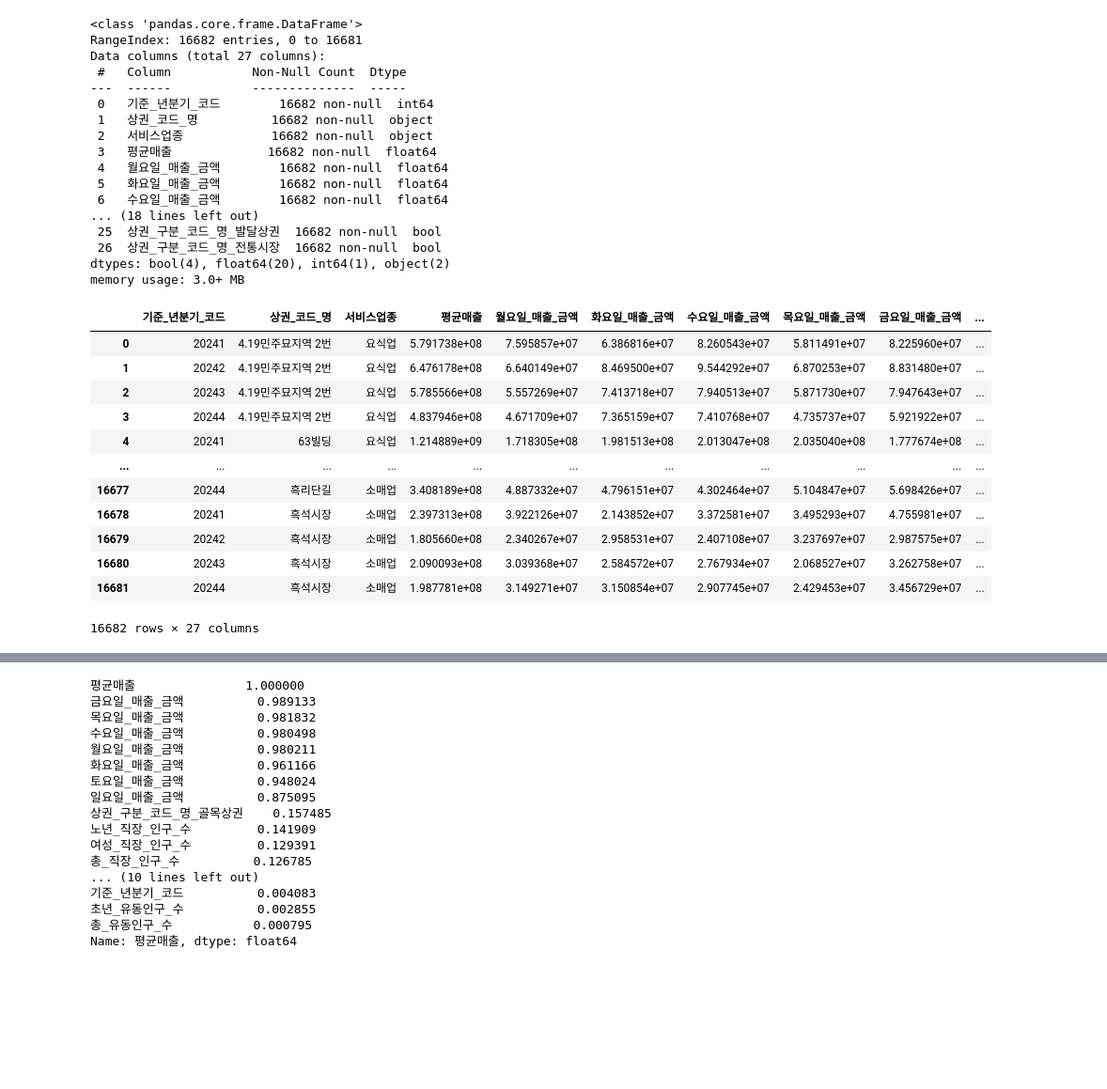
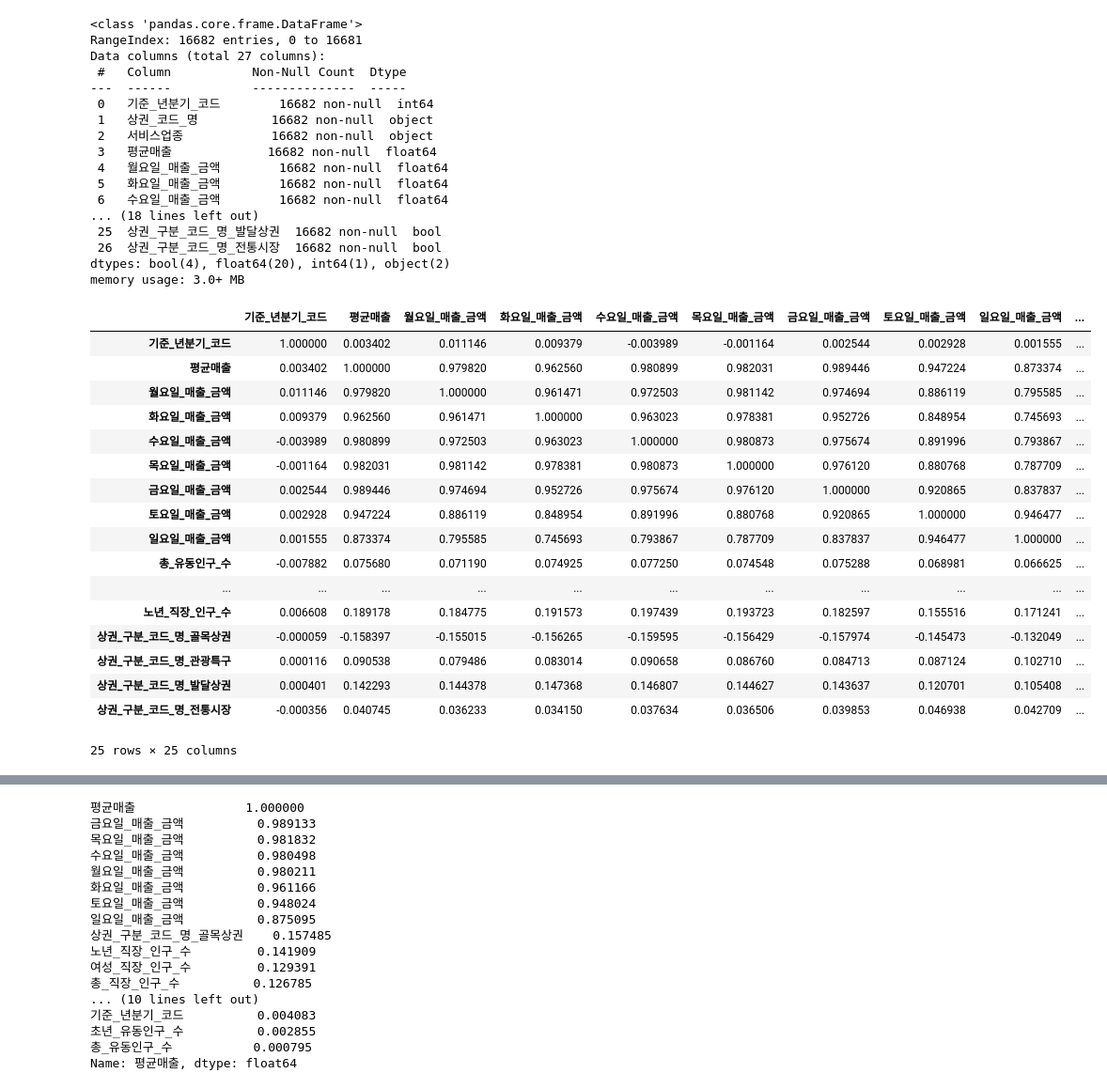
Before and after one commit to itsjulianjeong/supervised_team_project, a Jupyter notebook: notebook/test2.ipynb, the cells around one changed output, grey strips where cells are left out. Shown at 94% size. Saved outputs shown, nothing was run; the diff lists cells and outputs as text; code cells hidden in the pictures; blank space fills up the shorter version.

```diff
--- a/notebook/test2.ipynb
+++ b/notebook/test2.ipynb
@@ -434,19 +434,25 @@ Data columns (total 27 columns):
  26  상권_구분_코드_명_전통시장  16682 non-null  bool
 dtypes: bool(4), float64(20), int64(1), object(2)
 memory usage: 3.0+ MB
-# %%
-seoul_final_df
-# %% [output]
-|  | 기준_년분기_코드 | 상권_코드_명 | 서비스업종 | 평균매출 | 월요일_매출_금액 | 화요일_매출_금액 | 수요일_매출_금액 | 목요일_매출_금액 | 금요일_매출_금액 | ... |
-| 0 | 20241 | 4.19민주묘지역 2번 | 요식업 | 5.791738e+08 | 7.595857e+07 | 6.386816e+07 | 8.260543e+07 | 5.811491e+07 | 8.225960e+07 | ... |
-| 1 | 20242 | 4.19민주묘지역 2번 | 요식업 | 6.476178e+08 | 6.640149e+07 | 8.469500e+07 | 9.544292e+07 | 6.870253e+07 | 8.831480e+07 | ... |
-| 2 | 20243 | 4.19민주묘지역 2번 | 요식업 | 5.785566e+08 | 5.557269e+07 | 7.413718e+07 | 7.940513e+07 | 5.871730e+07 | 7.947643e+07 | ... |
-| 3 | 20244 | 4.19민주묘지역 2번 | 요식업 | 4.837946e+08 | 4.671709e+07 | 7.365159e+07 | 7.410768e+07 | 4.735737e+07 | 5.921922e+07 | ... |
-| 4 | 20241 | 63빌딩 | 요식업 | 1.214889e+09 | 1.718305e+08 | 1.981513e+08 | 2.013047e+08 | 2.035040e+08 | 1.777674e+08 | ... |
-| ... | ... | ... | ... | ... | ... | ... | ... | ... | ... | ... |
-| 16677 | 20244 | 흑리단길 | 소매업 | 3.408189e+08 | 4.887332e+07 | 4.796151e+07 | 4.302464e+07 | 5.104847e+07 | 5.698426e+07 | ... |
-| 16678 | 20241 | 흑석시장 | 소매업 | 2.397313e+08 | 3.922126e+07 | 2.143852e+07 | 3.372581e+07 | 3.495293e+07 | 4.755981e+07 | ... |
-| 16679 | 20242 | 흑석시장 | 소매업 | 1.805660e+08 | 2.340267e+07 | 2.958531e+07 | 2.407108e+07 | 3.237697e+07 | 2.987575e+07 | ... |
-| 16680 | 20243 | 흑석시장 | 소매업 | 2.090093e+08 | 3.039368e+07 | 2.584572e+07 | 2.767934e+07 | 2.068527e+07 | 3.262758e+07 | ... |
-| 16681 | 20244 | 흑석시장 | 소매업 | 1.987781e+08 | 3.149271e+07 | 3.150854e+07 | 2.907745e+07 | 2.429453e+07 | 3.456729e+07 | ... |
-16682 rows × 27 columns
+# %%
+whole_services = seoul_final_df.select_dtypes(include=["float64", "int64", "bool"])
+whole_services.corr()
+# %% [output]
+|  | 기준_년분기_코드 | 평균매출 | 월요일_매출_금액 | 화요일_매출_금액 | 수요일_매출_금액 | 목요일_매출_금액 | 금요일_매출_금액 | 토요일_매출_금액 | 일요일_매출_금액 | ... |
+| 기준_년분기_코드 | 1.000000 | 0.003402 | 0.011146 | 0.009379 | -0.003989 | -0.001164 | 0.002544 | 0.002928 | 0.001555 | ... |
+| 평균매출 | 0.003402 | 1.000000 | 0.979820 | 0.962560 | 0.980899 | 0.982031 | 0.989446 | 0.947224 | 0.873374 | ... |
+| 월요일_매출_금액 | 0.011146 | 0.979820 | 1.000000 | 0.961471 | 0.972503 | 0.981142 | 0.974694 | 0.886119 | 0.795585 | ... |
+| 화요일_매출_금액 | 0.009379 | 0.962560 | 0.961471 | 1.000000 | 0.963023 | 0.978381 | 0.952726 | 0.848954 | 0.745693 | ... |
+| 수요일_매출_금액 | -0.003989 | 0.980899 | 0.972503 | 0.963023 | 1.000000 | 0.980873 | 0.975674 | 0.891996 | 0.793867 | ... |
+| 목요일_매출_금액 | -0.001164 | 0.982031 | 0.981142 | 0.978381 | 0.980873 | 1.000000 | 0.976120 | 0.880768 | 0.787709 | ... |
+| 금요일_매출_금액 | 0.002544 | 0.989446 | 0.974694 | 0.952726 | 0.975674 | 0.976120 | 1.000000 | 0.920865 | 0.837837 | ... |
+| 토요일_매출_금액 | 0.002928 | 0.947224 | 0.886119 | 0.848954 | 0.891996 | 0.880768 | 0.920865 | 1.000000 | 0.946477 | ... |
+| 일요일_매출_금액 | 0.001555 | 0.873374 | 0.795585 | 0.745693 | 0.793867 | 0.787709 | 0.837837 | 0.946477 | 1.000000 | ... |
+| 총_유동인구_수 | -0.007882 | 0.075680 | 0.071190 | 0.074925 | 0.077250 | 0.074548 | 0.075288 | 0.068981 | 0.066625 | ... |
+| ... | ... | ... | ... | ... | ... | ... | ... | ... | ... | ... |
+| 노년_직장_인구_수 | 0.006608 | 0.189178 | 0.184775 | 0.191573 | 0.197439 | 0.193723 | 0.182597 | 0.155516 | 0.171241 | ... |
+| 상권_구분_코드_명_골목상권 | -0.000059 | -0.158397 | -0.155015 | -0.156265 | -0.159595 | -0.156429 | -0.157974 | -0.145473 | -0.132049 | ... |
+| 상권_구분_코드_명_관광특구 | 0.000116 | 0.090538 | 0.079486 | 0.083014 | 0.090658 | 0.086760 | 0.084713 | 0.087124 | 0.102710 | ... |
+| 상권_구분_코드_명_발달상권 | 0.000401 | 0.142293 | 0.144378 | 0.147368 | 0.146807 | 0.144627 | 0.143637 | 0.120701 | 0.105408 | ... |
+| 상권_구분_코드_명_전통시장 | -0.000356 | 0.040745 | 0.036233 | 0.034150 | 0.037634 | 0.036506 | 0.039853 | 0.046938 | 0.042709 | ... |
+25 rows × 25 columns
```
Also changed, not shown: parts of 68 cells of this notebook, 2 other files.
